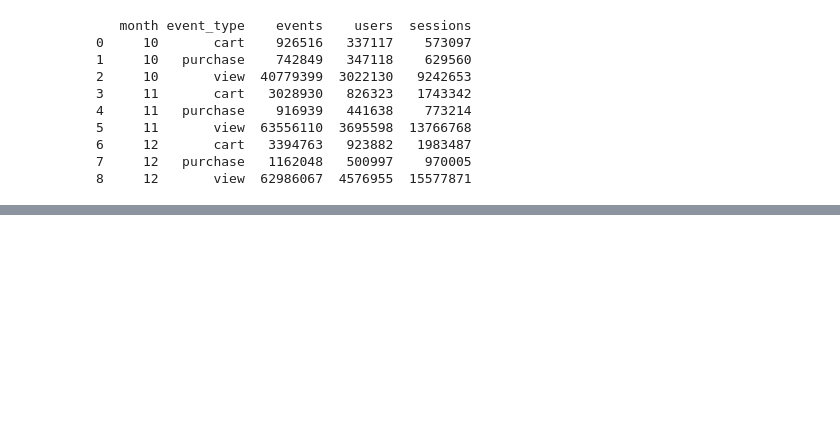
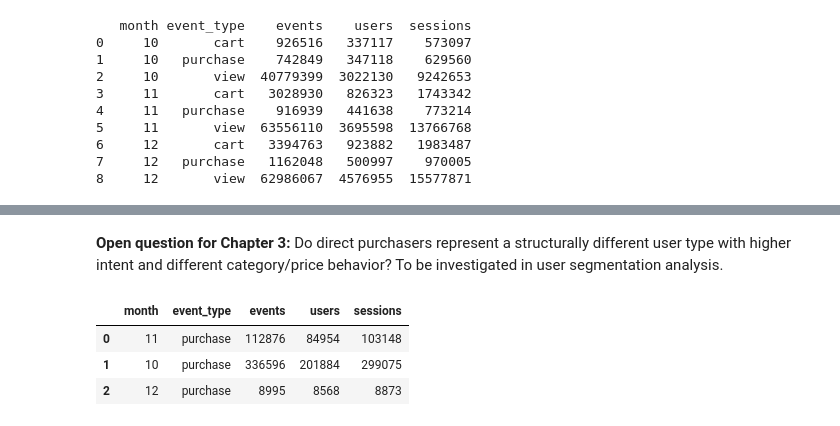
Before and after one commit to Mobin-Seyedmohammadi/marketplace-disengagement-analysis, a Jupyter notebook: notebooks/01_eda_initial.ipynb, the cells around one changed output, grey strips where cells are left out. Saved outputs shown, nothing was run; the diff lists cells and outputs as text; code cells hidden in the pictures; blank space fills up the shorter version.

```diff
--- a/notebooks/01_eda_initial.ipynb
+++ b/notebooks/01_eda_initial.ipynb
@@ -268,0 +131,30 @@ The session-level funnel — built next — is the clean unit of measurement tha
+# %% [markdown]
+**Open question for Chapter 3:** Do direct purchasers represent a structurally
+different user type with higher intent and different category/price behavior?
+To be investigated in user segmentation analysis.
+# %%
+not_carted_funel = con.execute("""
+    SELECT
+        MONTH(event_time::TIMESTAMP) as month,
+        event_type,
+        COUNT(*) as events,
+        COUNT(DISTINCT user_id) as users,
+        COUNT(DISTINCT user_session) as sessions
+    FROM read_csv_auto('../data/raw/2019-*.csv') e
+    WHERE event_type = 'purchase'
+    AND NOT EXISTS(
+        SELECT 1
+        FROM read_csv_auto('../data/raw/2019-*.csv') r
+        WHERE e.user_id = r.user_id
+        AND e.product_id = r.product_id
+        AND r.event_type = 'cart'
+    )
+    GROUP BY month, event_type
+""").fetchdf()
+
+display(not_carted_funel)
+# %% [output]
+|  | month | event_type | events | users | sessions |
+| 0 | 11 | purchase | 112876 | 84954 | 103148 |
+| 1 | 10 | purchase | 336596 | 201884 | 299075 |
+| 2 | 12 | purchase | 8995 | 8568 | 8873 |
```
Also changed, not shown: parts of 18 cells of this notebook, 4 other files.
